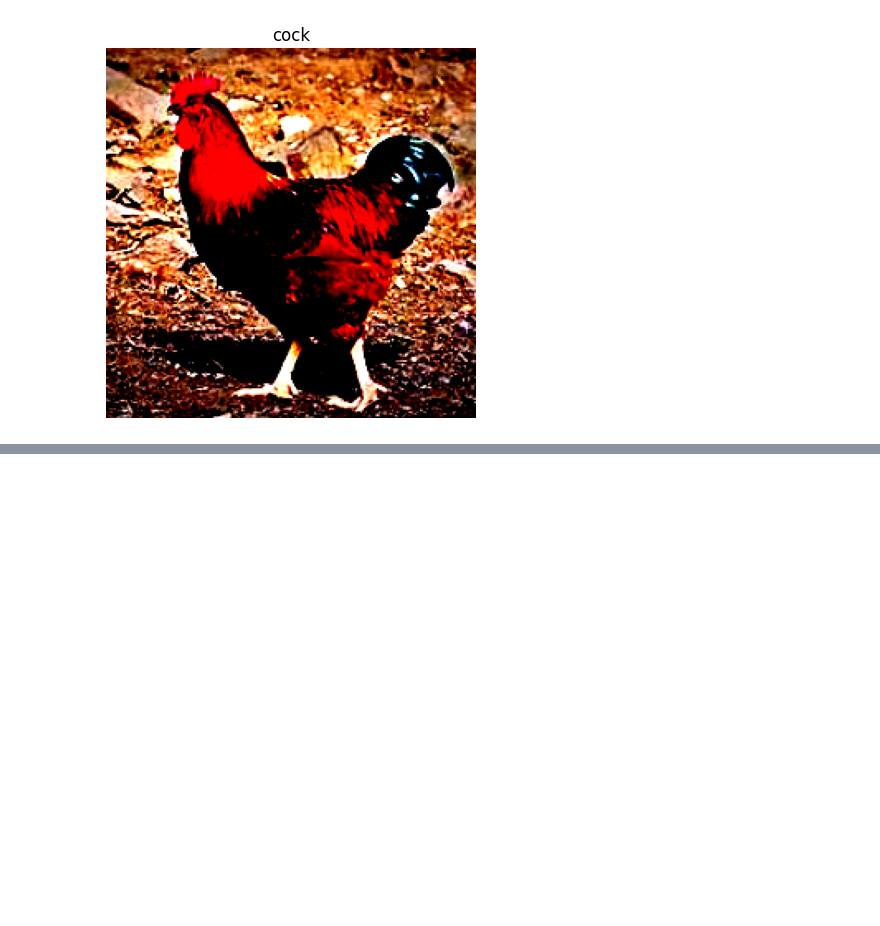
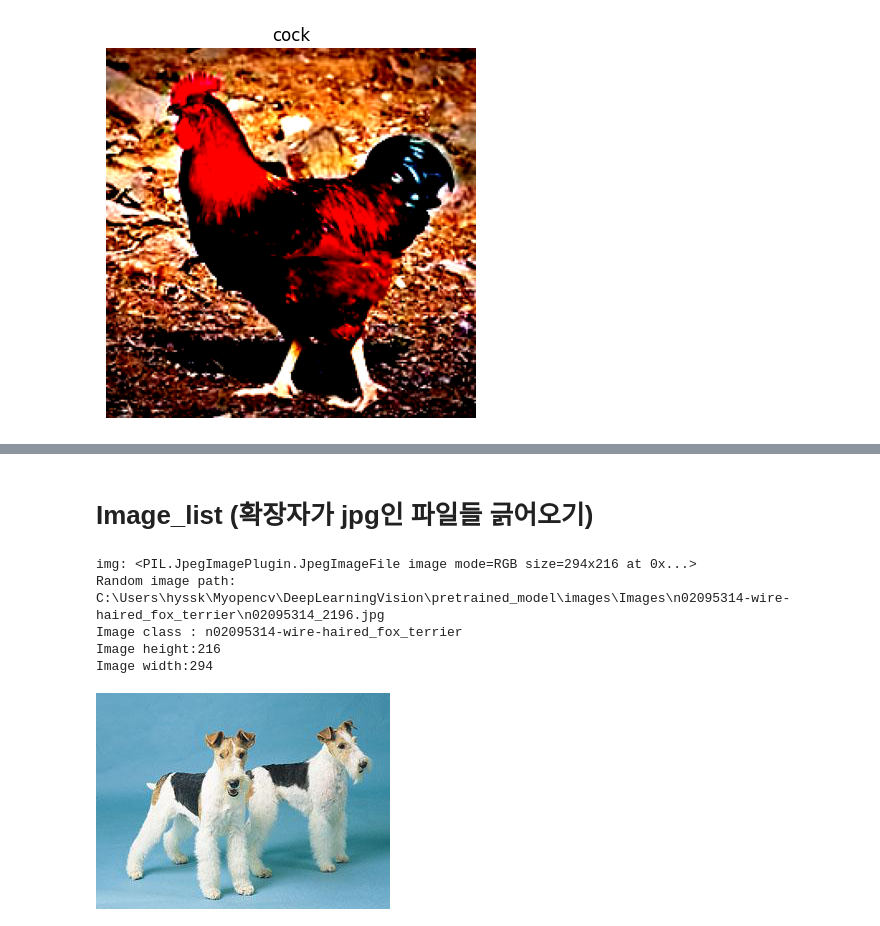
Before and after one commit to youse0ng/Myopencv, a Jupyter notebook: DeepLearningVision/pretrained_model/Resnet_50.ipynb, the cells around one changed output, grey strips where cells are left out. Cells and saved outputs as stored; diff of their text form; code cells hidden in the pictures; blank space fills up the shorter version.

```diff
--- a/DeepLearningVision/pretrained_model/Resnet_50.ipynb
+++ b/DeepLearningVision/pretrained_model/Resnet_50.ipynb
@@ -38,0 +49,10 @@ Clipping input data to the valid range for imshow with RGB data ([0..1] for floa
+# %%
+from pathlib import Path
+import os
+
+file_path = Path(r'C:\Users\hyssk\Myopencv\DeepLearningVision\pretrained_model\images\Images\\')
+
+for dirpath, dirnames, filenames in os.walk(file_path):
+    print(f'{dirpath}\n내에 {len(dirnames)}개의 폴더가 있습니다. {len(filenames)}개의 파일이 존재합니다.\n')
+
+file_path
@@ -38,0 +78,26 @@ Clipping input data to the valid range for imshow with RGB data ([0..1] for floa
+# %% [markdown]
+# Image_list (확장자가 jpg인 파일들 긁어오기)
+# %%
+import random
+from PIL.Image import open
+# jpg 확장자 긁어오기
+image_list=list(file_path.glob('*/*.jpg'))
+
+random_image = random.choice(image_list)
+random_image_class=random_image.parent.stem
+
+img = open(random_image)
+print(f'img: {img}')
+# 5. Print metadata
+print(f"Random image path: {random_image}")
+print(f"Image class : {random_image_class}")
+print(f"Image height:{img.height}")
+print(f"Image width:{img.width}")
+img
+# %% [output]
+img: <PIL.JpegImagePlugin.JpegImageFile image mode=RGB size=294x216 at 0x...>
+Random image path: C:\Users\hyssk\Myopencv\DeepLearningVision\pretrained_model\images\Images\n02095314-wire-haired_fox_terrier\n02095314_2196.jpg
+Image class : n02095314-wire-haired_fox_terrier
+Image height:216
+Image width:294
+[figure, added]
```
Also changed, not shown: parts of 10 cells of this notebook.
